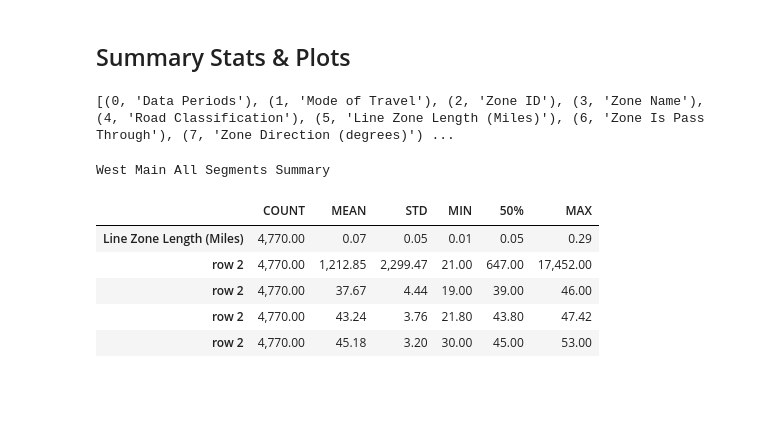
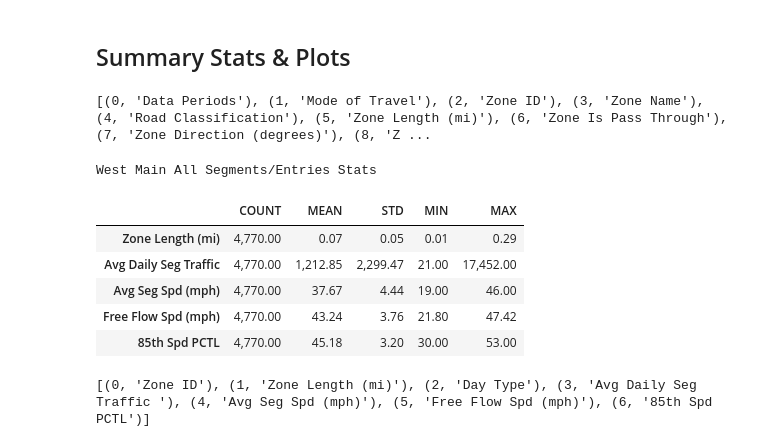
Before and after one commit to eKerney/data-notebooks, a Jupyter notebook: kzoo_streetlight/kzoo_streets_project.ipynb, the cells around one changed output. Cells and saved outputs as stored; diff of their text form; code cells hidden in the pictures; blank space fills up the shorter version.

Commit message:
table viz

```diff
--- a/kzoo_streetlight/kzoo_streets_project.ipynb
+++ b/kzoo_streetlight/kzoo_streets_project.ipynb
@@ -31,7 +31,7 @@ df.head(3)
 # %%
 df_all = df[(df['Day Part'] == '00: All Day (12am-12am)') & (df['Day Type'] == '0: All Days (M-Su)')]
 c = df_all.columns
-df_at = df_all[[c[2], c[10], c[12], c[13], c[15], c[19]]]
+df_at = df_all[[c[2], c[5], c[10], c[12], c[13], c[15], c[19]]]
 df_at.count()
 # %% [output]
 Zone ID                                       53
@@ -116,31 +118,42 @@ GeoJSON output: west_main_joined.geojson
 # %% [markdown]
 ## Summary Stats & Plots
 # %%
-pd.options.display.max_colwidth = 20
-pd.options.display.max_info_columns = 100
-pd.set_option("max_colwidth", 10)
-pd.set_option("max_info_columns", 20)
+pd.options.display.max_colwidth = 100
+# pd.set_option("max_colwidth", 10)
 # %%
 dfc = df.copy(deep=True)
 dfc.rename(columns={'Average Daily Segment Traffic (StL Volume)': 'Avg Daily Seg Traffic ', \
                     'Avg Segment Speed (mph)': 'Avg Seg Spd (mph)',
                     '85th Speed Percentile': '85th Spd PCTL',
+                    'Line Zone Length (Miles)': 'Zone Length (mi)',
                     'Free Flow Speed (mph)': 'Free Flow Spd (mph)' }, inplace=True)
 dc = dfc.columns
 print([(i, item) for i, item in enumerate(dc)])
 # %% [output]
-[(0, 'Data Periods'), (1, 'Mode of Travel'), (2, 'Zone ID'), (3, 'Zone Name'), (4, 'Road Classification'), (5, 'Line Zone Length (Miles)'), (6, 'Zone Is Pass Through'), (7, 'Zone Direction (degrees)') ...
+[(0, 'Data Periods'), (1, 'Mode of Travel'), (2, 'Zone ID'), (3, 'Zone Name'), (4, 'Road Classification'), (5, 'Zone Length (mi)'), (6, 'Zone Is Pass Through'), (7, 'Zone Direction (degrees)'), (8, 'Z ...
 # %%
-dfc[[dc[5], dc[12], dc[13],dc[15],dc[19]]].describe(percentiles=[]).T.style \
+dfc[[dc[5], dc[12], dc[13],dc[15],dc[19]]].describe().T.drop(columns=['25%', '50%', '75%']).style \
   .format(precision=2, thousands=",", decimal=".") \
   .format_index(str.upper, axis=1) \
-  .set_caption('<h2>West Main All Segments Summary</h2>') \
-  .relabel_index([f'<b>{dc[5]}<br>', "row 2",  "row 2",  "row 2",  "row 2"], axis=0)
+  .set_caption('<h2>West Main All Segments/Entries Stats</h3>') \
+  .relabel_index([f'<b>{dc[5]}<br>',f'<b>{dc[12]}<br>',f'<b>{dc[13]}<br>',f'<b>{dc[15]}<br>',f'<b>{dc[19]}<br>'], axis=0) \
+  .set_table_styles([{"selector": "tr", "props": [("height", "36px")]}])
 # %% [output]
-West Main All Segments Summary
+West Main All Segments/Entries Stats
-|  | COUNT | MEAN | STD | MIN | 50% | MAX |
-| Line Zone Length (Miles) | 4,770.00 | 0.07 | 0.05 | 0.01 | 0.05 | 0.29 |
-| row 2 | 4,770.00 | 1,212.85 | 2,299.47 | 21.00 | 647.00 | 17,452.00 |
-| row 2 | 4,770.00 | 37.67 | 4.44 | 19.00 | 39.00 | 46.00 |
-| row 2 | 4,770.00 | 43.24 | 3.76 | 21.80 | 43.80 | 47.42 |
-| row 2 | 4,770.00 | 45.18 | 3.20 | 30.00 | 45.00 | 53.00 |
+|  | COUNT | MEAN | STD | MIN | MAX |
+| Zone Length (mi) | 4,770.00 | 0.07 | 0.05 | 0.01 | 0.29 |
+| Avg Daily Seg Traffic | 4,770.00 | 1,212.85 | 2,299.47 | 21.00 | 17,452.00 |
+| Avg Seg Spd (mph) | 4,770.00 | 37.67 | 4.44 | 19.00 | 46.00 |
+| Free Flow Spd (mph) | 4,770.00 | 43.24 | 3.76 | 21.80 | 47.42 |
+| 85th Spd PCTL | 4,770.00 | 45.18 | 3.20 | 30.00 | 53.00 |
+# %%
+df_atc = df_at.copy(deep=True)
+df_atc.rename(columns={'Average Daily Segment Traffic (StL Volume)': 'Avg Daily Seg Traffic ', \
+                    'Avg Segment Speed (mph)': 'Avg Seg Spd (mph)',
+                    '85th Speed Percentile': '85th Spd PCTL',
+                    'Line Zone Length (Miles)': 'Zone Length (mi)',
+                    'Free Flow Speed (mph)': 'Free Flow Spd (mph)' }, inplace=True)
+dc = df_atc.columns
+print([(i, item) for i, item in enumerate(dc)])
+# %% [output]
+[(0, 'Zone ID'), (1, 'Zone Length (mi)'), (2, 'Day Type'), (3, 'Avg Daily Seg Traffic '), (4, 'Avg Seg Spd (mph)'), (5, 'Free Flow Spd (mph)'), (6, '85th Spd PCTL')]
```
Also changed, not shown: parts of 5 cells of this notebook.
